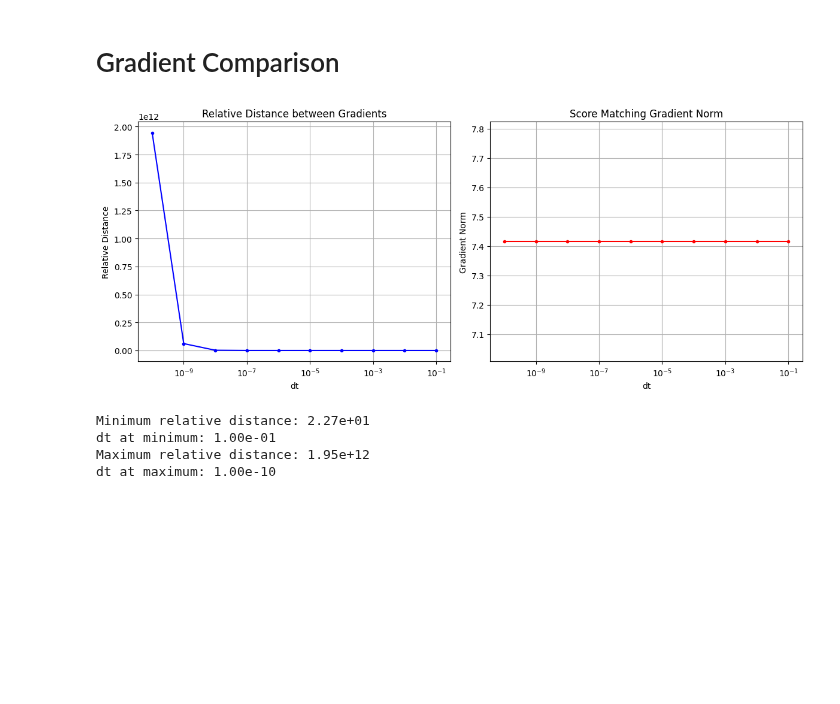
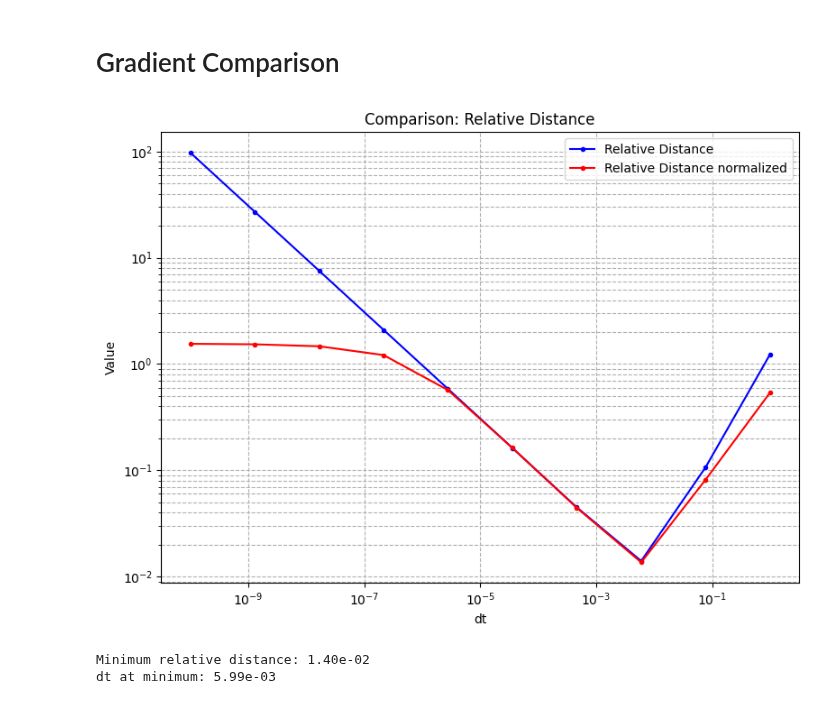
Before and after one commit to cyboesch/oscillator_dev, a Jupyter notebook: projects/physical-diffusion-models/notebooks/SM-vs-CD1-grad.ipynb, the cells around one changed output. Cells and saved outputs as stored; diff of their text form; code cells hidden in the pictures; blank space fills up the shorter version.

Commit message:
gradient test updates

```diff
--- a/projects/physical-diffusion-models/notebooks/SM-vs-CD1-grad.ipynb
+++ b/projects/physical-diffusion-models/notebooks/SM-vs-CD1-grad.ipynb
@@ -179,62 +179,54 @@ grad_SM_w_temp = lambda flattened_args, batch: grad(loss_fn_per_batch, argnums=0
 gradient_fn_per_batch = lambda flattened_args, batch: -CD1_gradient(energy_fn, batch, flattened_args, dt=0.001, D=k_bT, key=jnp.random.PRNGKey(1535), num_noise_samples=1000)
 # %%
 # Create a range of dt values on a log scale
-dt_values = jnp.logspace(-10, -1, 10)  # 20 points from 1e-7 to 0.1
+dt_values = jnp.logspace(-10, 0, 10)  # 20 points from 1e-7 to 0.1
 
 # Initialize arrays to store results
 relative_distances = []
-grad_norms = []
+relative_distances_norm = []
 
 # Loop over dt values
 for dt in dt_values:
     # Compute Score Matching gradient
     grad_SM = grad_SM_w_temp(params_flattened_initial, samples_0)
 
     # Compute CD1 gradient with current dt
-    grad_CD1 = CD1_gradient(energy_fn, samples_0, params_flattened_initial, dt=dt, D=k_bT, key=key, num_noise_samples=1000)
+    grad_CD1 = -CD1_gradient(energy_fn, samples_0, params_flattened_initial, dt=dt, D=k_bT, key=key, num_noise_samples=1000)
 
     # Compute relative distance between gradients
-    grad_diff = grad_SM - grad_CD1/(dt/2)
-    relative_distance = jnp.linalg.norm(grad_diff) / (jnp.linalg.norm(grad_SM) + 1e-10)
+    grad_diff_norm = grad_SM/jnp.linalg.norm(grad_SM) - grad_CD1/jnp.linalg.norm(grad_CD1)
+    relative_distance_norm = jnp.linalg.norm(grad_diff_norm)
+
+    grad_diff = grad_SM - grad_CD1
+    relative_distance = jnp.linalg.norm(grad_diff) / (jnp.linalg.norm(grad_SM))
 
     # Store results
     relative_distances.append(relative_distance)
-    grad_norms.append(jnp.linalg.norm(grad_SM))
+    relative_distances_norm.append(jnp.linalg.norm(relative_distance_norm))
 
 # Convert to numpy arrays for plotting
 relative_distances = jnp.array(relative_distances)
-grad_norms = jnp.array(grad_norms)
+relative_distances_norm = jnp.array(relative_distances_norm)
 
-# Plot results
-plt.figure(figsize=(12, 5))
+plt.figure(figsize=(8, 6))
 
-# Plot relative distance
-plt.subplot(1, 2, 1)
-plt.semilogx(dt_values, relative_distances, 'b.-', label='Relative Distance')
+# Plot both on log-log scale
+plt.loglog(dt_values, relative_distances, 'b.-', label='Relative Distance')
+plt.loglog(dt_values, relative_distances_norm, 'r.-', label='Relative Distance normalized')
+
 plt.xlabel('dt')
-plt.ylabel('Relative Distance')
-plt.title('Relative Distance between Gradients')
-plt.grid(True)
-
-# Plot gradient norms
-plt.subplot(1, 2, 2)
-plt.semilogx(dt_values, grad_norms, 'r.-', label='Score Matching Gradient Norm')
-plt.xlabel('dt')
-plt.ylabel('Gradient Norm')
-plt.title('Score Matching Gradient Norm')
-plt.grid(True)
+plt.ylabel('Value')
+plt.title('Comparison: Relative Distance')
+plt.grid(True, which="both", ls="--")
+plt.legend()
 
 plt.tight_layout()
 plt.show()
 
-# Print some statistics
+# Print statistics
 print(f"Minimum relative distance: {jnp.min(relative_distances):.2e}")
 print(f"dt at minimum: {dt_values[jnp.argmin(relative_distances)]:.2e}")
-print(f"Maximum relative distance: {jnp.max(relative_distances):.2e}")
-print(f"dt at maximum: {dt_values[jnp.argmax(relative_distances)]:.2e}")
 # %% [output]
-[figure, old version]
+[figure, new version]
-Minimum relative distance: 2.27e+01
-dt at minimum: 1.00e-01
-Maximum relative distance: 1.95e+12
-dt at maximum: 1.00e-10
+Minimum relative distance: 1.40e-02
+dt at minimum: 5.99e-03
```
Also changed, not shown: parts of 1 cell of this notebook.
